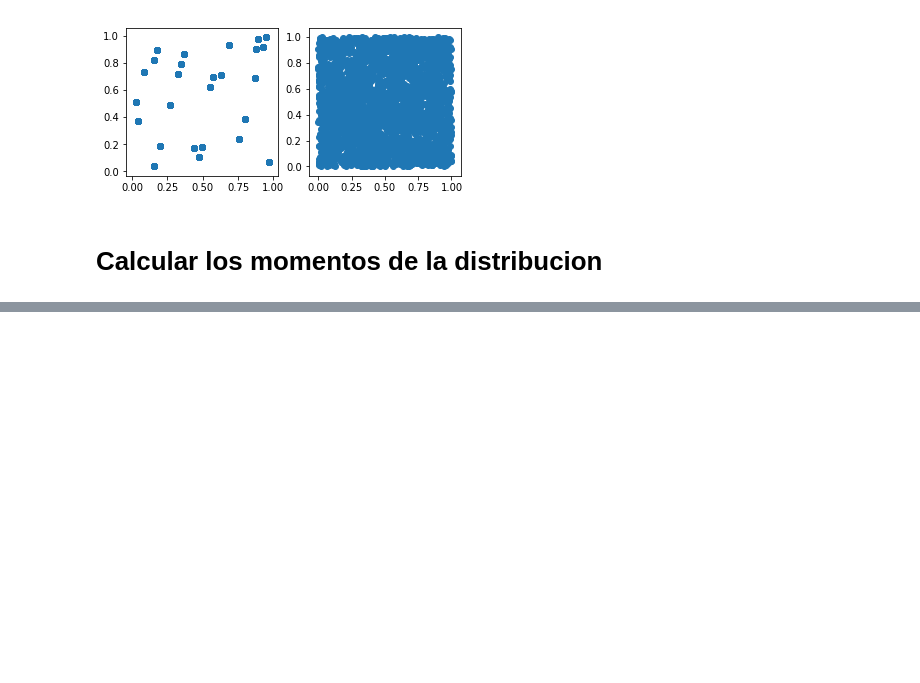
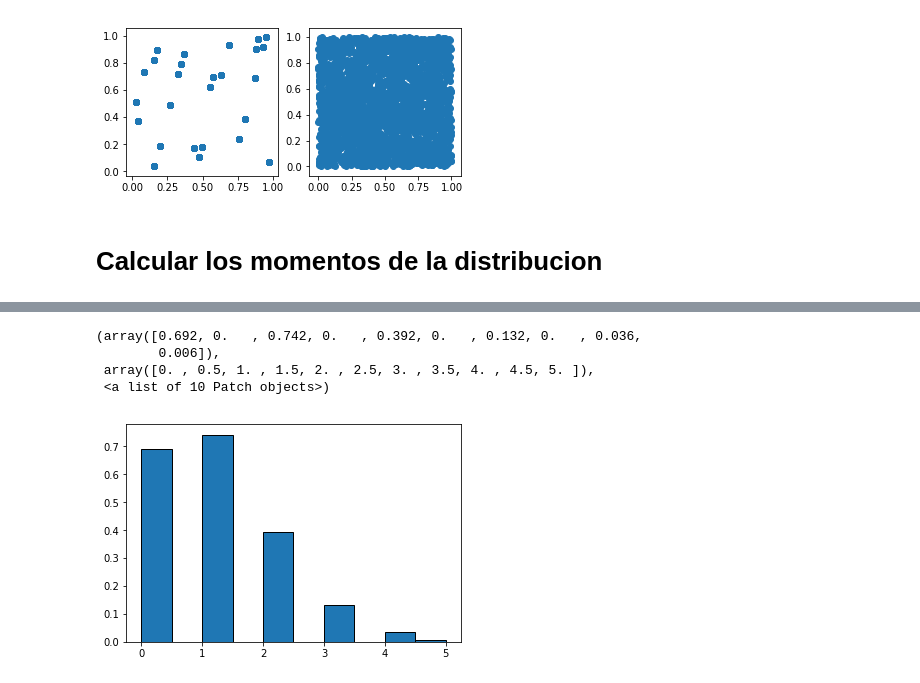
Before and after one commit to ray530/MetodosCompu2021, a Jupyter notebook: Week5/Generadores.ipynb, the cells around one changed output, grey strips where cells are left out. Saved outputs shown, nothing was run; the diff lists cells and outputs as text; code cells hidden in the pictures; blank space fills up the shorter version.

```diff
--- a/Week5/Generadores.ipynb
+++ b/Week5/Generadores.ipynb
@@ -98,0 +180,15 @@ ax2.scatter(Nrand48[Even],Nrand48[~Even])
+# %%
+poisson = []
+gauss = []
+
+for i in range(1000):
+    poisson = np.append(poisson, np.random.poisson())
+    gauss = np.append(gauss, np.random.standard_normal())
+# %%
+plt.hist(poisson,bins=10,density=True,edgecolor='black')
+# %% [output]
+(array([0.692, 0.   , 0.742, 0.   , 0.392, 0.   , 0.132, 0.   , 0.036,
+        0.006]),
+ array([0. , 0.5, 1. , 1.5, 2. , 2.5, 3. , 3.5, 4. , 4.5, 5. ]),
+ <a list of 10 Patch objects>)
+[figure, added]
```
Also changed, not shown: parts of 12 cells of this notebook.
